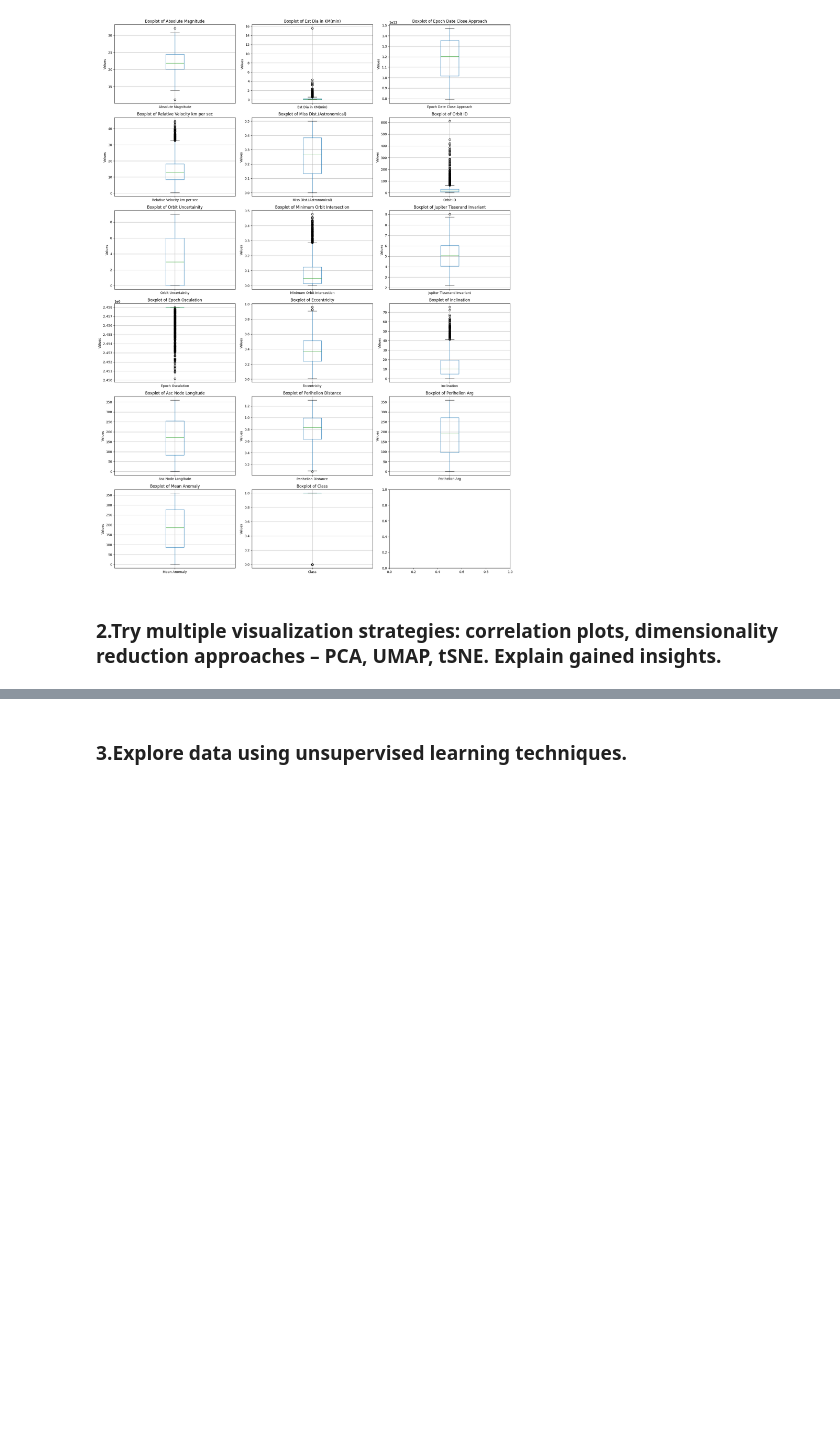
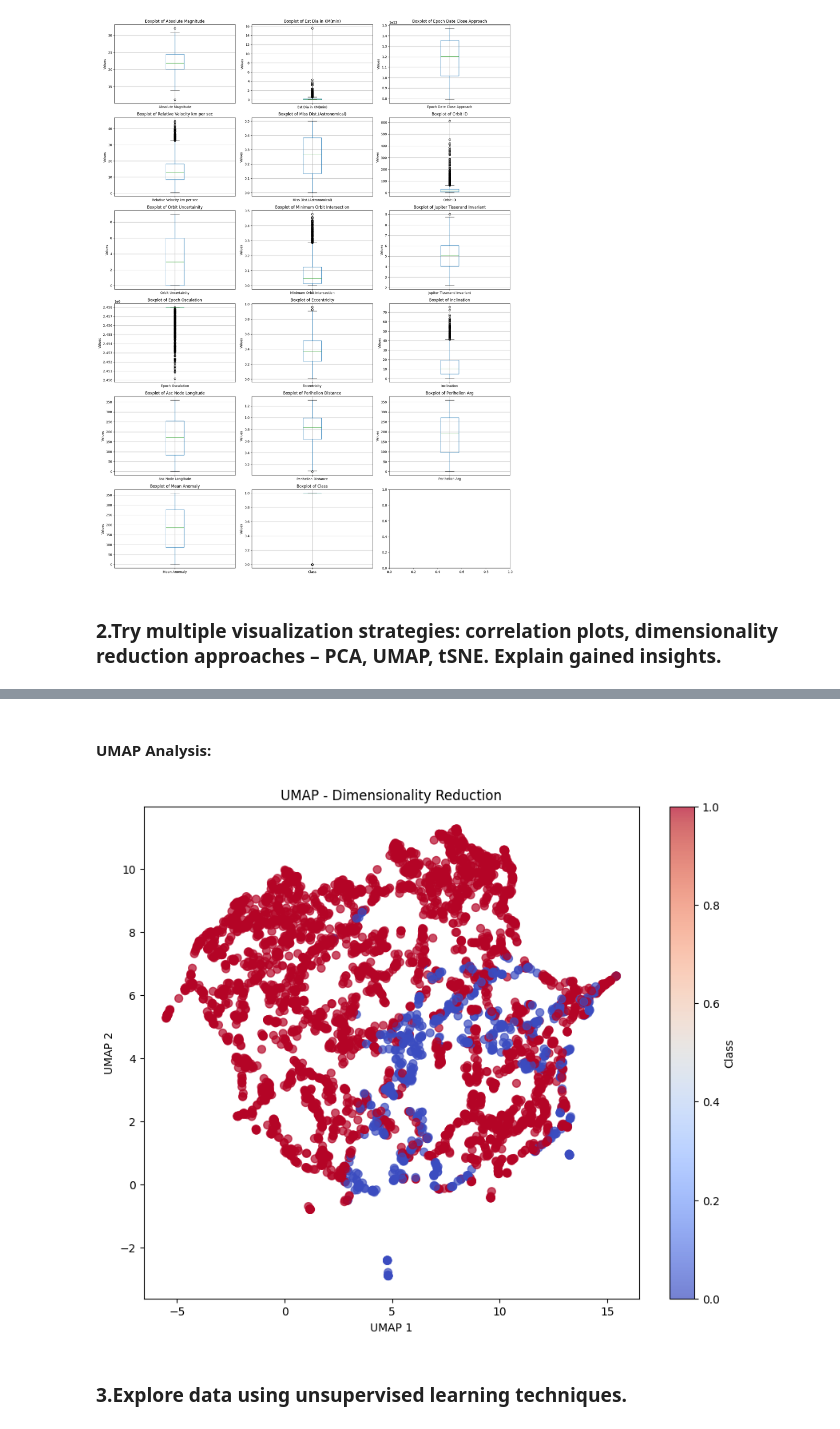
Before and after one commit to pablolozanoa/DPaA-Project---Group-2, a Jupyter notebook: Submission_1.ipynb, the cells around one changed output, grey strips where cells are left out. Saved outputs shown, nothing was run; the diff lists cells and outputs as text; code cells hidden in the pictures; blank space fills up the shorter version.

```diff
--- a/Submission_1.ipynb
+++ b/Submission_1.ipynb
@@ -211,3 +297,18 @@ plt.show()
+# %% [markdown]
+#### UMAP Analysis:
+# %%
+# UMAP Visualization with reduced data
+umap_model = umap.UMAP(n_components=2, random_state=0)
+umap_result = umap_model.fit_transform(df_final_reduced.drop(columns='Class'))
+plt.figure(figsize=(10, 8))
+plt.scatter(umap_result[:, 0], umap_result[:, 1], c=df_final_reduced['Class'], cmap='coolwarm', s=50, alpha=0.7)
+plt.colorbar(label='Class')
+plt.title('UMAP - Dimensionality Reduction')
+plt.xlabel('UMAP 1')
+plt.ylabel('UMAP 2')
+plt.show()
+# %% [output]
+[figure, added]
 # %% [markdown]
 ### 3.Explore data using unsupervised learning techniques.
 # %% [markdown]
```
Also changed, not shown: parts of 10 cells of this notebook, 2 other files.
